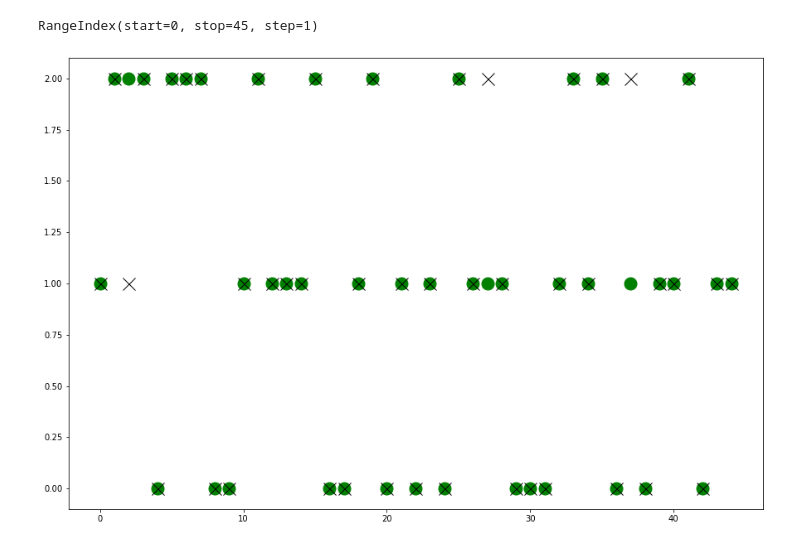
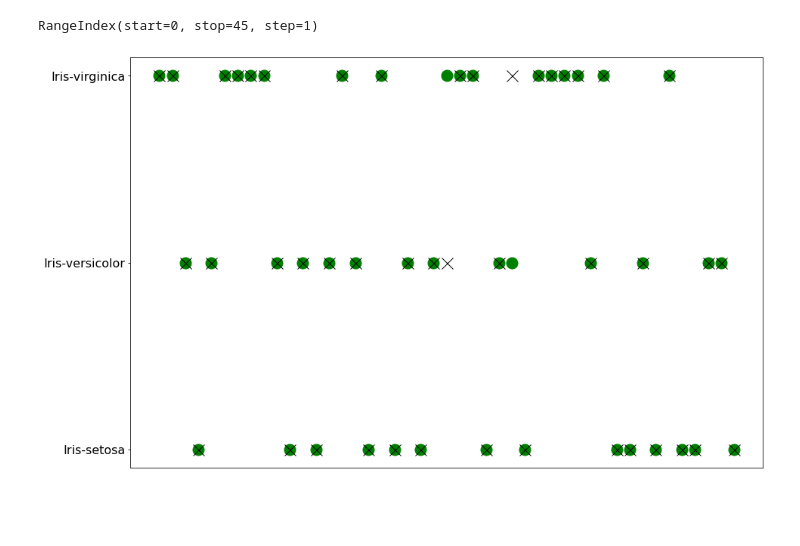
Before and after one commit to lucasocarvalhos/iris_prediction, a Jupyter notebook: ML_iris.ipynb, the cells around one changed output. Saved outputs shown, nothing was run; the diff lists cells and outputs as text; code cells hidden in the pictures; blank space fills up the shorter version.

```diff
--- a/ML_iris.ipynb
+++ b/ML_iris.ipynb
@@ -163,10 +163,18 @@ dados_modelados.index
 RangeIndex(start=0, stop=45, step=1)
 # %%
 plt.figure(figsize = (15, 10))
+
 plt.plot(dados_modelados.index, dados_modelados['y_teste'], 'go',
-         dados_modelados.index, dados_modelados['y_extratrees'], 'kx', markersize = 15)
+         dados_modelados.index, dados_modelados['y_extratrees'], 'kx',
+         markersize = 15)
+
+plt.yticks(ticks = [0.00, 1.00, 2.00], labels = ['Iris-setosa', 'Iris-versicolor', 'Iris-virginica'], fontsize = 16)
+
+ax = plt.gca()
+ax.get_xaxis().set_visible(False)
+
 plt.show()
 
 # Os valores que possuem um X em cima são os valores que o modelo predisse corretamente
 # %% [output]
-[figure, old version]
+[figure, new version]
```
Also changed, not shown: parts of 5 cells of this notebook.
